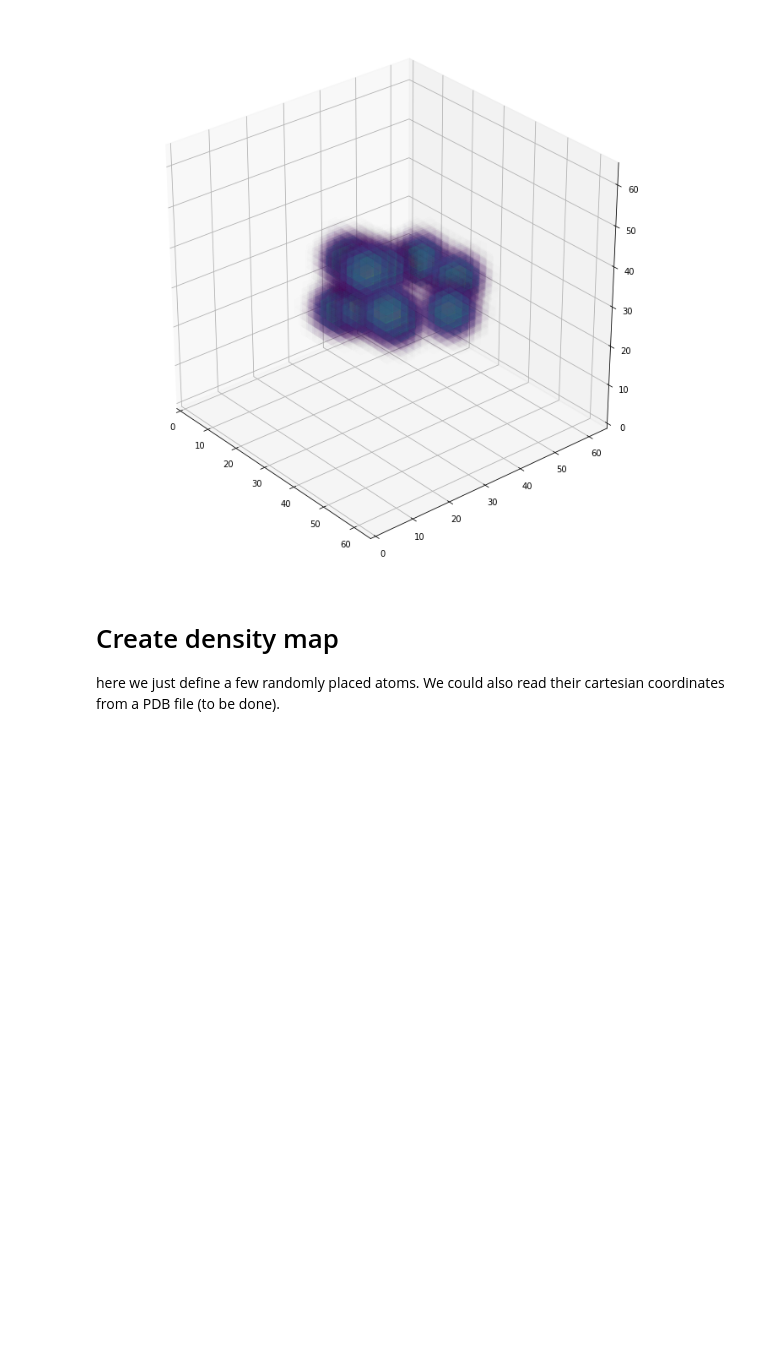
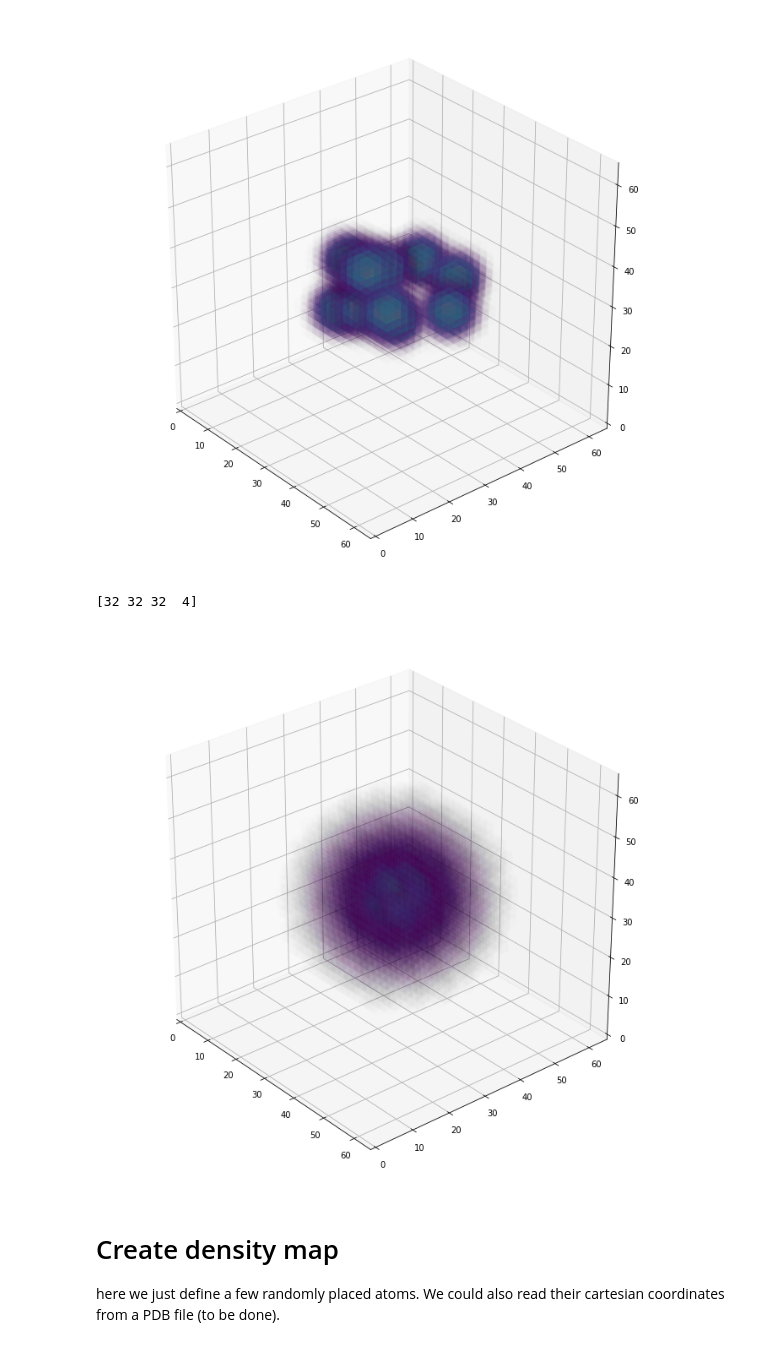
Before and after one commit to fredericpoitevin/gmm-cryoem, a Jupyter notebook: notebooks/Create or Load Density Maps.ipynb, the cells around one changed output. Cells and saved outputs as stored; diff of their text form; code cells hidden in the pictures; blank space fills up the shorter version.

```diff
--- a/notebooks/Create or Load Density Maps.ipynb
+++ b/notebooks/Create or Load Density Maps.ipynb
@@ -113,6 +112,15 @@ plot_cube(density_volume)
 # %% [output]
 [32 32 32  4]
 [figure]
+# %%
+volume = np.load('generated_dataset/reconstructed map of dataset 3 atoms (1000 images).npy')
+vol_ft = np.fft.fftn(volume)
+vol_shift = np.fft.fftshift(vol_ft)
+
+plot_cube(np.absolute(vol_shift))
+# %% [output]
+[32 32 32  4]
+[figure, added]
 # %% [markdown]
 # Create density map
 here we just define a few randomly placed atoms. We could also read their cartesian coordinates from a PDB file (to be done).
```
Also changed, not shown: parts of 1 cell of this notebook, 2 other files.
